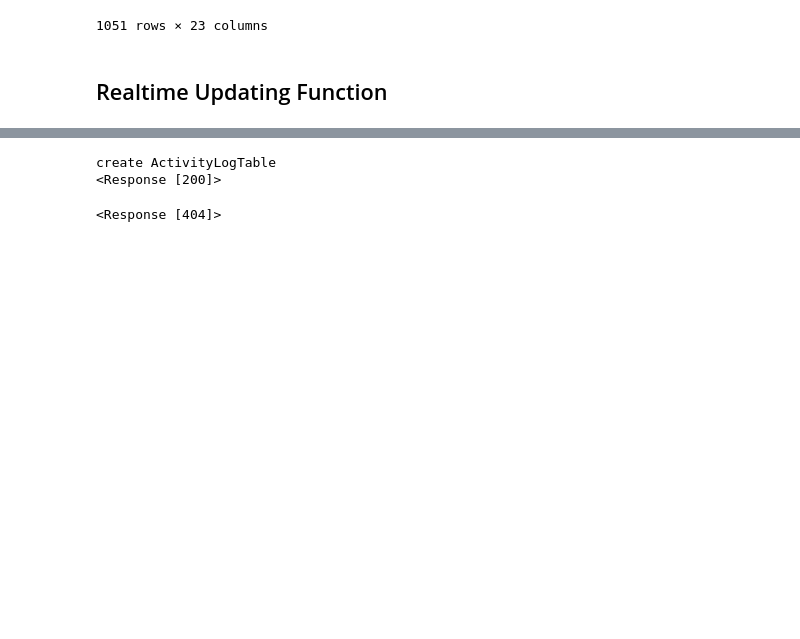
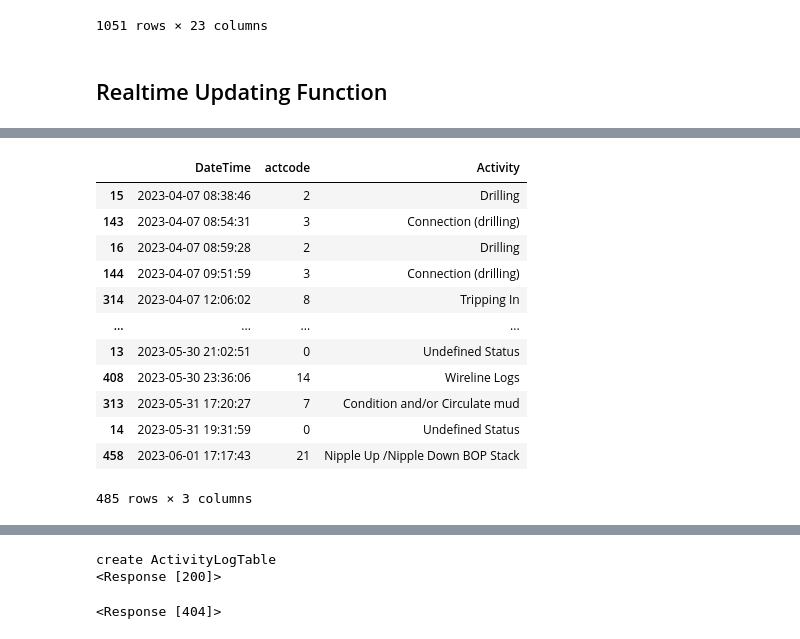
Before and after one commit to jiunx7174/MIH-Dashboard-Project, a Jupyter notebook: Streamlit_App_v3/Notebook/00_DataRealtimePipeline.ipynb, the cells around one changed output, grey strips where cells are left out. Saved outputs shown, nothing was run; the diff lists cells and outputs as text; code cells hidden in the pictures; blank space fills up the shorter version.

```diff
--- a/Streamlit_App_v3/Notebook/00_DataRealtimePipeline.ipynb
+++ b/Streamlit_App_v3/Notebook/00_DataRealtimePipeline.ipynb
@@ -899,0 +862,35 @@ PostCon
+# %%
+request_json = {
+	"wid":243,
+	"start_date":"2000-08-04 13:02:47",
+	"end_date":"2029-08-04 22:17:30"
+}
+getRigActivityAPI = "https://pdumitradome.id/dome_api/rtdc/get_drilling_activity"
+
+response = requests.post(
+    getRigActivityAPI,
+    data=json.dumps(
+        request_json,
+        indent = 4
+    )
+)
+rigActivityDF = pd.DataFrame(dict(response.json())['data'])
+rigActivityDF.sort_values(by='dt', inplace=True)
+rigActivityDF.rename(columns={'activity': 'Activity', 'dt':'DateTime'}, inplace=True)
+rigActivityDF['DateTime'] = pd.to_datetime(rigActivityDF['DateTime'])
+
+rigActivityDF
+# %% [output]
+|  | DateTime | actcode | Activity |
+| 15 | 2023-04-07 08:38:46 | 2 | Drilling |
+| 143 | 2023-04-07 08:54:31 | 3 | Connection (drilling) |
+| 16 | 2023-04-07 08:59:28 | 2 | Drilling |
+| 144 | 2023-04-07 09:51:59 | 3 | Connection (drilling) |
+| 314 | 2023-04-07 12:06:02 | 8 | Tripping In |
+| ... | ... | ... | ... |
+| 13 | 2023-05-30 21:02:51 | 0 | Undefined Status |
+| 408 | 2023-05-30 23:36:06 | 14 | Wireline Logs |
+| 313 | 2023-05-31 17:20:27 | 7 | Condition and/or Circulate mud |
+| 14 | 2023-05-31 19:31:59 | 0 | Undefined Status |
+| 458 | 2023-06-01 17:17:43 | 21 | Nipple Up /Nipple Down BOP Stack |
+485 rows × 3 columns
```
Also changed, not shown: parts of 14 cells of this notebook, 2 other files.
